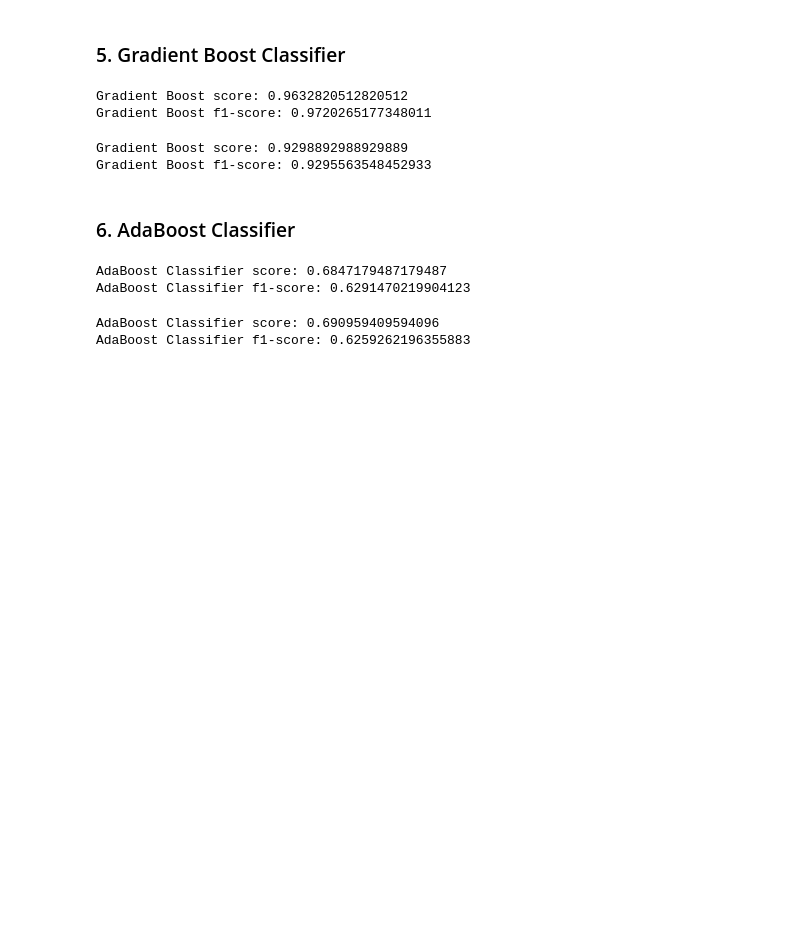
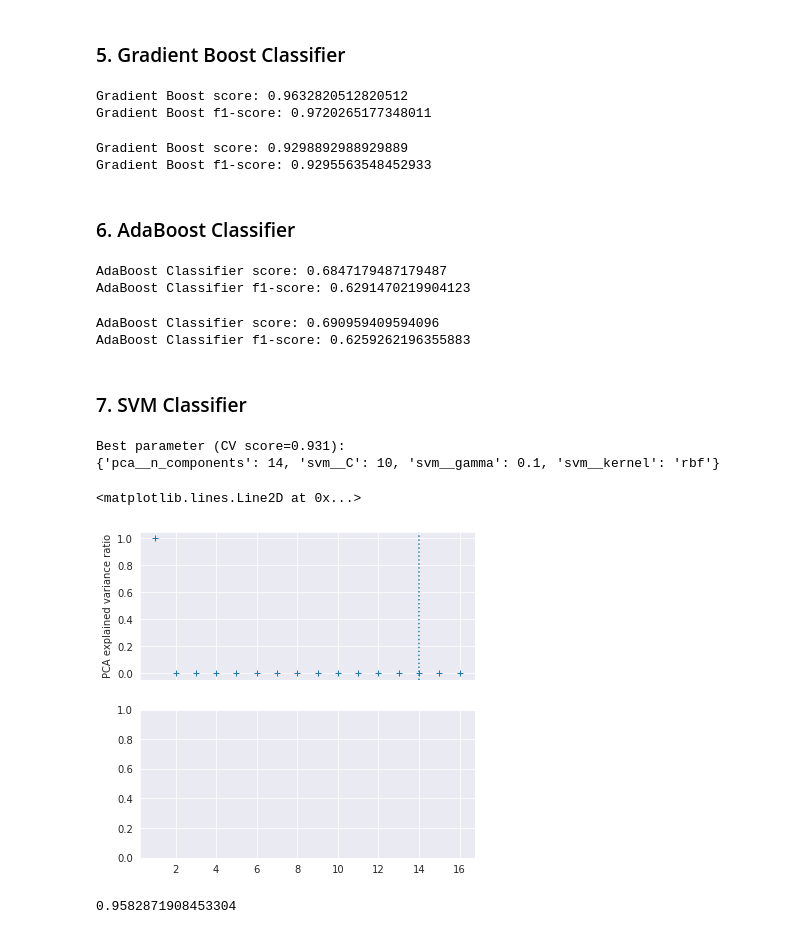
Before and after one commit to lauren-safwat/Dry-Beans-Classification, a Jupyter notebook: Dry_Beans_Classification.ipynb, the cells around one changed output. Saved outputs shown, nothing was run; the diff lists cells and outputs as text; code cells hidden in the pictures; blank space fills up the shorter version.

Commit message:
Pipeline SVM Classifier

```diff
--- a/Dry_Beans_Classification.ipynb
+++ b/Dry_Beans_Classification.ipynb
@@ -47,5 +49,5 @@ sns.set_style("darkgrid")
 # %% [markdown]
 #### **Read Data**
 # %%
-train_data = pd.read_csv("https://raw.githubusercontent.com/lauren-safwat/Dry-Beans-Classification/main/dataset/train_data.csv?token=GHSAT0AAAAAABT3JT6HKFPQML3QUT6DT57IYT6ROCQ", index_col='ID')
-test_data = pd.read_csv("https://raw.githubusercontent.com/lauren-safwat/Dry-Beans-Classification/main/dataset/test_data.csv?token=GHSAT0AAAAAABT3JT6GWMFXPK3VWSOSHU3GYT6ROTA", index_col='ID')
+train_data = pd.read_csv("https://raw.githubusercontent.com/lauren-safwat/Dry-Beans-Classification/main/dataset/train_data.csv?token=GHSAT0AAAAAABT3JWLRWOMWID4DPRQNFPUAYUCZ3OA", index_col='ID')
+test_data = pd.read_csv("https://raw.githubusercontent.com/lauren-safwat/Dry-Beans-Classification/main/dataset/test_data.csv?token=GHSAT0AAAAAABT3JWLQA2EUIIMGDBIYN2OUYUCZ25Q", index_col='ID')
@@ -210,7 +134,7 @@ sns.heatmap(X.corr("pearson"), vmin=-1, vmax=1, annot=True, square=True)
 # %% [markdown]
 #### 1. Feature Scaling
 # %%
-scaler = QuantileTransformer(output_distribution='normal', random_state=0)
-df = scaler.fit_transform(X)
-X = pd.DataFrame(df, columns = X.columns, index = X.index)
+#scaler = QuantileTransformer(output_distribution='normal', random_state=0)
+#df = scaler.fit_transform(X)
+#X = pd.DataFrame(df, columns = X.columns, index = X.index)
 # %%
@@ -403,3 +292,5 @@ print("AdaBoost Classifier f1-score:", f1_score(y_validation, ab_model.predict(X
 # %% [output]
 AdaBoost Classifier score: 0.690959409594096
 AdaBoost Classifier f1-score: 0.6259262196355883
+# %% [markdown]
+### 7. SVM Classifier
@@ -405,0 +300,32 @@ AdaBoost Classifier f1-score: 0.6259262196355883
+# %%
+pca = PCA()
+robust = RobustScaler()
+
+svm_model = SVC()
+
+pipe = Pipeline(steps=[("robust", robust), ("pca", pca), ("svm", svm_model)])
+
+svm_parameters = {'kernel': ['rbf'],
+                  'C': [0.01, 0.1, 1 , 10, 100],
+                  'gamma': [0.01, 0.1, 1, 10, 100]
+}
+
+param_grid = {
+    "pca__n_components": [6, 8, 10, 12, 14, 16],
+    "svm__C": [0.01, 0.1, 1 , 10, 100],
+    "svm__kernel": ['rbf'],
+    "svm__gamma": [0.01, 0.1, 1, 10, 100]
+}
+
+svm_gs = GridSearchCV(pipe, param_grid = param_grid, n_jobs=2)
+
+svm_gs.fit(X, y)
+print("Best parameter (CV score=%0.3f):" % svm_gs.best_score_)
+print(svm_gs.best_params_)
+
+pca.fit(X)
+# %% [output]
+Best parameter (CV score=0.931):
+{'pca__n_components': 14, 'svm__C': 10, 'svm__gamma': 0.1, 'svm__kernel': 'rbf'}
+<matplotlib.lines.Line2D at 0x...>
+[figure, added]
@@ -405,0 +341,4 @@ AdaBoost Classifier f1-score: 0.6259262196355883
+# %%
+svm_gs.score(test_data, y_test)
+# %% [output]
+0.9582871908453304
```
Also changed, not shown: parts of 23 cells of this notebook.
